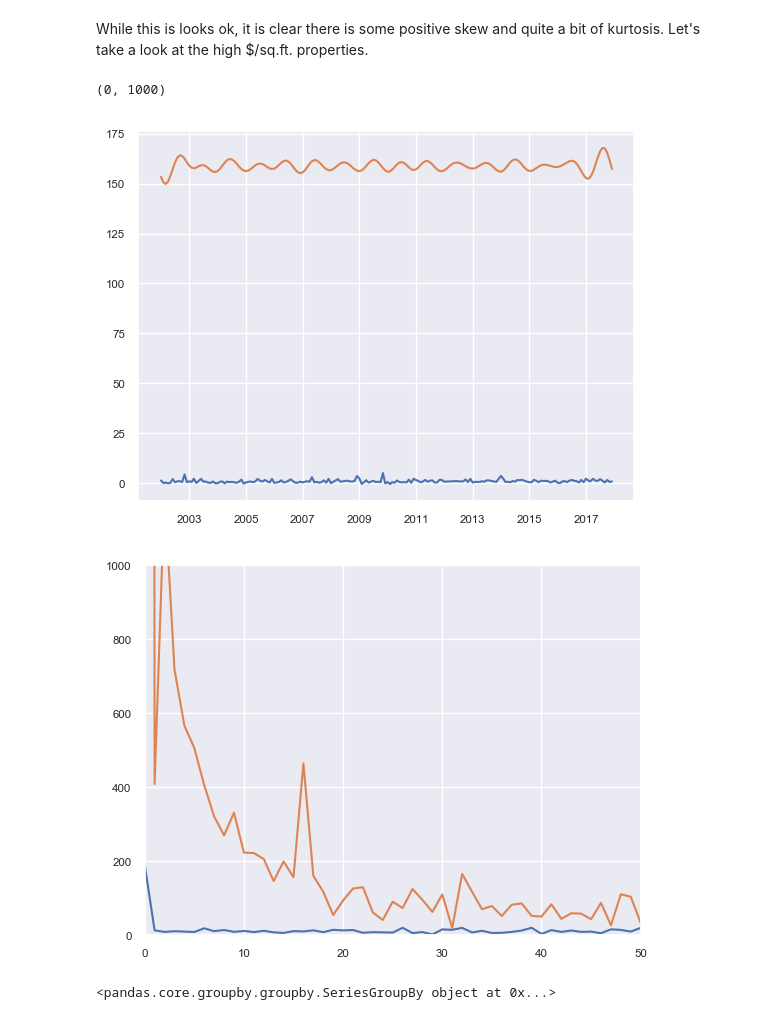
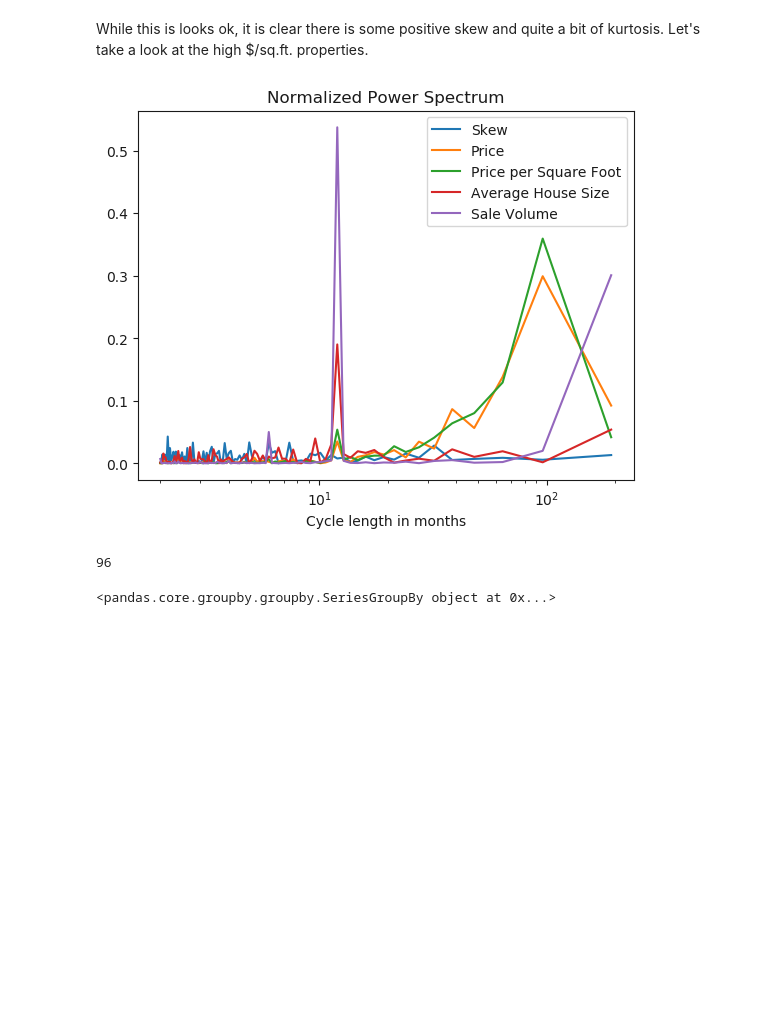
Before and after one commit to neffmallon/MadisonRealEstate, a Jupyter notebook: overview.ipynb, the cells around one changed output. Saved outputs shown, nothing was run; the diff lists cells and outputs as text; code cells hidden in the pictures; blank space fills up the shorter version.

Commit message:
power spectrum analysis start

```diff
--- a/overview.ipynb
+++ b/overview.ipynb
@@ -333,23 +333,23 @@ df = df[df.TotalLivingArea > 0]
 df['PricePerSqFt'] = df.Price / df.TotalLivingArea
 
 by_date = df[df.Date < max_date].groupby('Date')
-means_by_date = by_date.PricePerSqFt.mean()
-rolling_means = running_mean(means_by_date.values,12)
-std_by_date = by_date.PricePerSqFt.std()
+ppsf_means_by_date = by_date.PricePerSqFt.mean()
+ppsf_rolling_means = running_mean(ppsf_means_by_date.values,12)
+ppsf_std_by_date = by_date.PricePerSqFt.std()
 dates = by_date.Date.unique()
 
 ### PLOTTING
 # Price/sqft over time
 plt.figure(dpi=200)
-plt.errorbar(dates, means_by_date, yerr=std_by_date,
+plt.errorbar(dates, ppsf_means_by_date, yerr=ppsf_std_by_date,
              marker='', linestyle='')
-plt.plot(dates, means_by_date)
-plt.plot(dates[5:-6], rolling_means, color='C3')
+plt.plot(dates, ppsf_means_by_date)
+plt.plot(dates[5:-6], ppsf_rolling_means, color='C3')
 plt.legend(['Monthly Mean $/SqFt','12 Month Rolling Mean'], loc=2)
 plt.ylabel('$/SqFt'); plt.xlabel('Date'); plt.title("Residential Property Price per Square Foot")
 plt.xlim(min(dates),max(dates))
 
-fft_means = np.fft.fft(means_by_date)
+fft_means = np.fft.fft(ppsf_means_by_date)
 fft_means[1:10] = 0
 fft_means[21:] = 0
 ifft_means = np.fft.ifft(fft_means)
@@ -418,27 +418,41 @@ df[df.PropertyUse == 'Condominium'].PropertyUse.count()
 [figure]
 # %% [markdown]
 While this is looks ok, it is clear there is some positive skew and quite a bit of kurtosis. Let's take a look at the high $/sq.ft. properties.
-# %%
-### skew of PPSFzscore over time
-#by_date = df[df.Date < max_date].groupby('Date')
-by_date = df.loc[df.Date < max_date,('Date','PricePerSqFt','PPSFzscore')].groupby('Date')
-monthly_skew = by_date['PPSFzscore'].apply(sp.stats.skew)
-plt.plot(dates,monthly_skew)
-fft_means = np.fft.fft(means_by_date)
-fft_means[1:10] = 0
-fft_means[21:] = 0
-ifft_means = np.fft.ifft(fft_means)
-plt.plot(dates,ifft_means)
-
-plt.figure()
-plt.plot(np.abs(np.fft.fft(monthly_skew)))
-plt.plot(np.abs(np.fft.fft(means_by_date)))
-plt.xlim(0,50)
-plt.ylim(0,1000)
-# %% [output]
-(0, 1000)
-[figure, removed]
-[figure, removed]
+# %%
+### skew of PPSFzscore over time
+#by_date = df[df.Date < max_date].groupby('Date')
+by_date = df.loc[df.Date < max_date].groupby('Date')
+
+# wavelength = 1/frequency
+# cycle_length = index/frequency
+cycle_length = [len(dates)/i for i in range(1,len(dates)//2+1)]
+
+monthly_skew = by_date['PPSFzscore'].apply(sp.stats.skew)
+
+def plot_power(arr,**kwargs):
+    a = np.fft.rfft(arr)[1:]
+    spectrum = np.real(a*a.conj()/np.dot(a,a.conj()))
+    plt.plot(cycle_length,spectrum,**kwargs)
+
+plt.figure()
+plot_power(monthly_skew)
+plot_power(means_by_date["Price"])
+plot_power(ppsf_means_by_date)
+plot_power(by_date["TotalLivingArea"].mean())
+plot_power(volume['Price'])
+
+plt.legend(['Skew','Price','Price per Square Foot',"Average House Size","Sale Volume"])
+plt.title('Normalized Power Spectrum')
+plt.xscale('log')
+plt.xlabel('Cycle length in months')
+#plt.xlim(min(cycle_length),26)
+plt.savefig("Normalized Power Spectrum.png")
+# %% [output]
+[figure, added]
+# %%
+len(fft_ms[1:])
+# %% [output]
+96
 # %%
 pd.apply(by_date['PPSFzscore']
 # %% [output]
```
Also changed, not shown: parts of 1 cell of this notebook.
